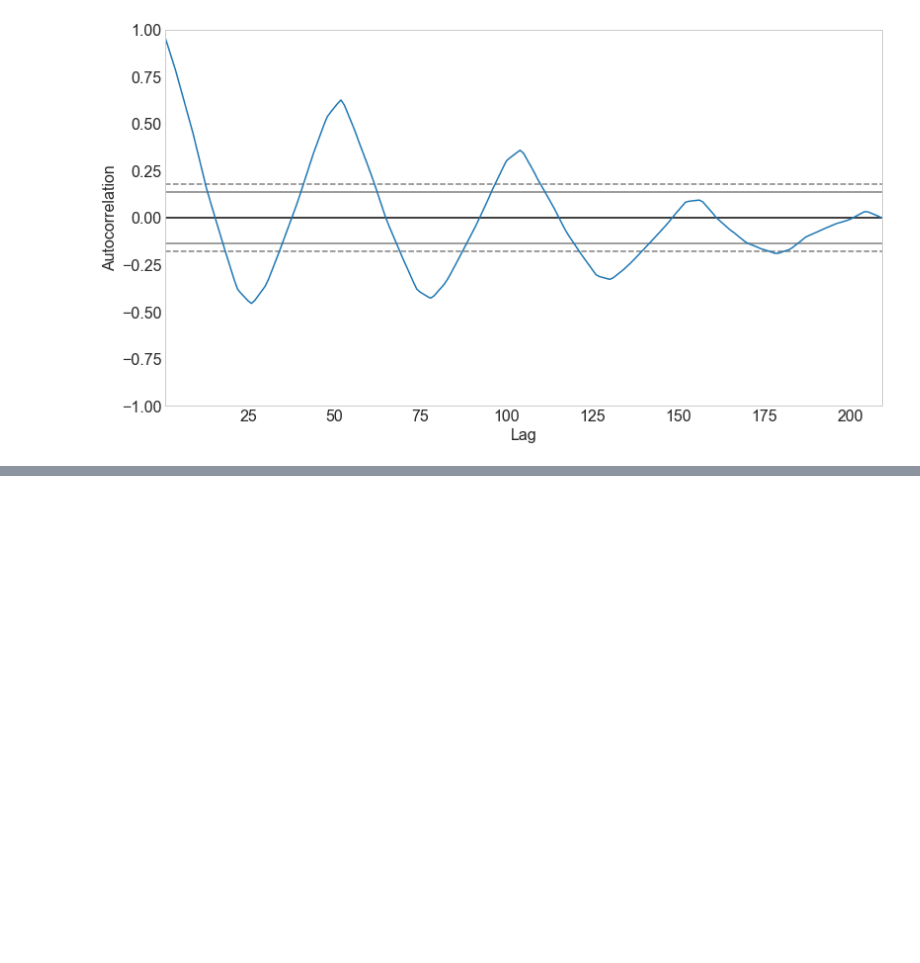
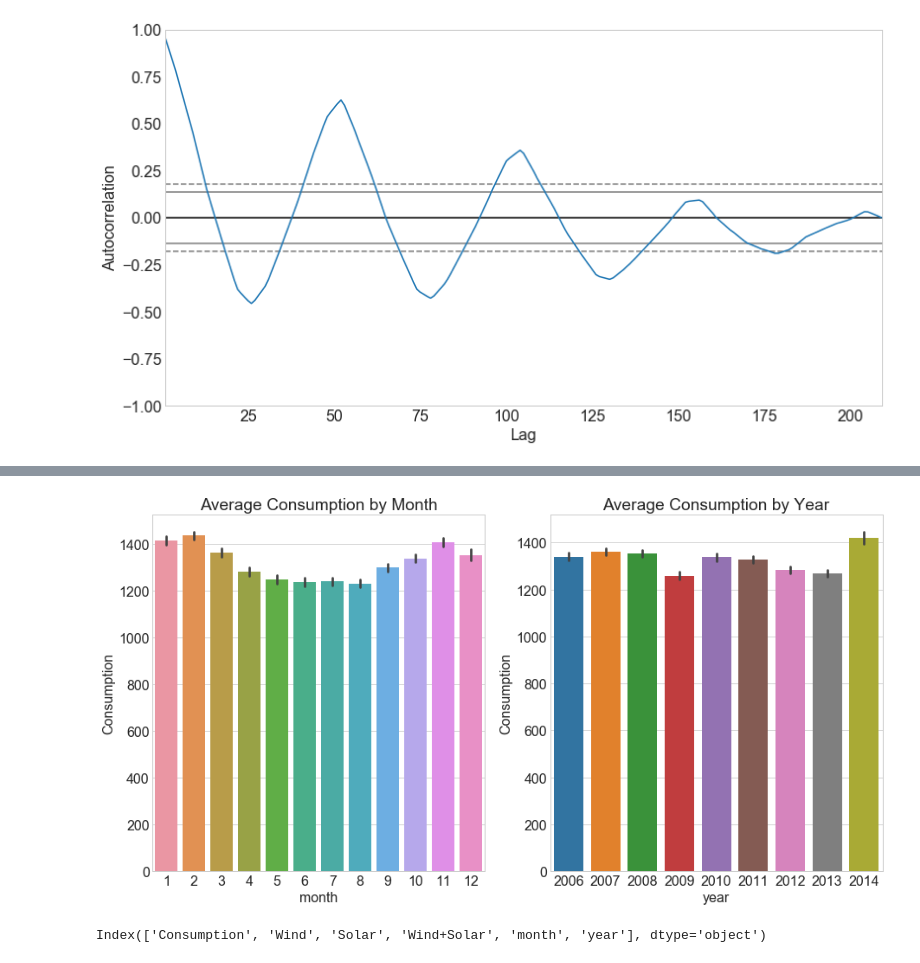
Before and after one commit to Yongliang-Shi/time-series-exercises, a Jupyter notebook: explore.ipynb, the cells around one changed output, grey strips where cells are left out. Drawn from its saved outputs; the diff is of its cells as text; code cells hidden in the pictures; blank space fills up the shorter version.

```diff
--- a/explore.ipynb
+++ b/explore.ipynb
@@ -272,0 +372,18 @@ pd.plotting.autocorrelation_plot(train.sales_total.resample('W').mean())
+# %%
+# Visualize target var against the categoricals: month and year
+
+fig, (ax1, ax2) = plt.subplots(1,2)
+sns.barplot(data=train, x='month', y='Consumption', ax=ax1)
+ax1.set(title='Average Consumption by Month')
+
+sns.barplot(data=train, x='year', y='Consumption', ax=ax2)
+ax2.set(title='Average Consumption by Year')
+
+plt.tight_layout()
+# %% [output]
+[figure, added]
+# %%
+# Print the names of the columns in train
+train.columns
+# %% [output]
+Index(['Consumption', 'Wind', 'Solar', 'Wind+Solar', 'month', 'year'], dtype='object')
```
Also changed, not shown: parts of 23 cells of this notebook.
